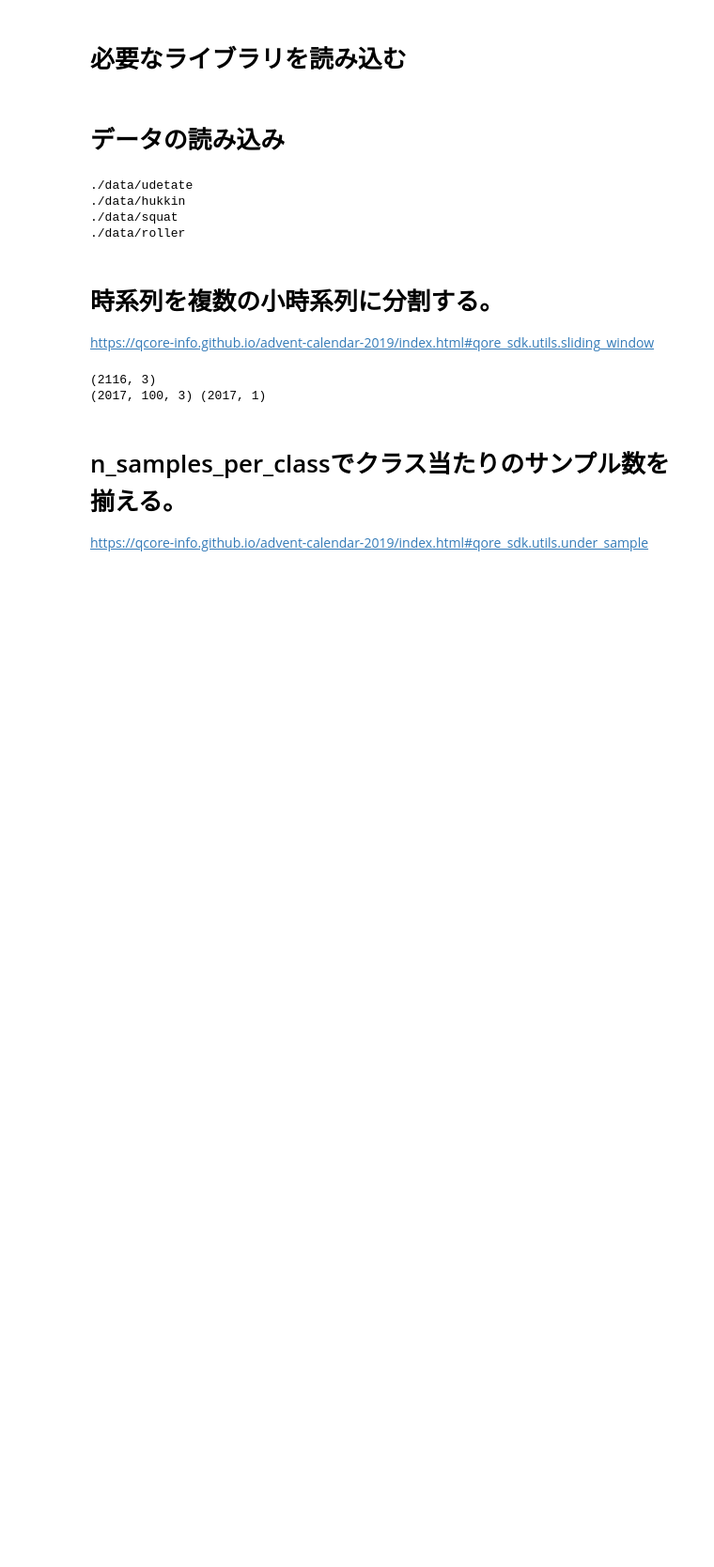
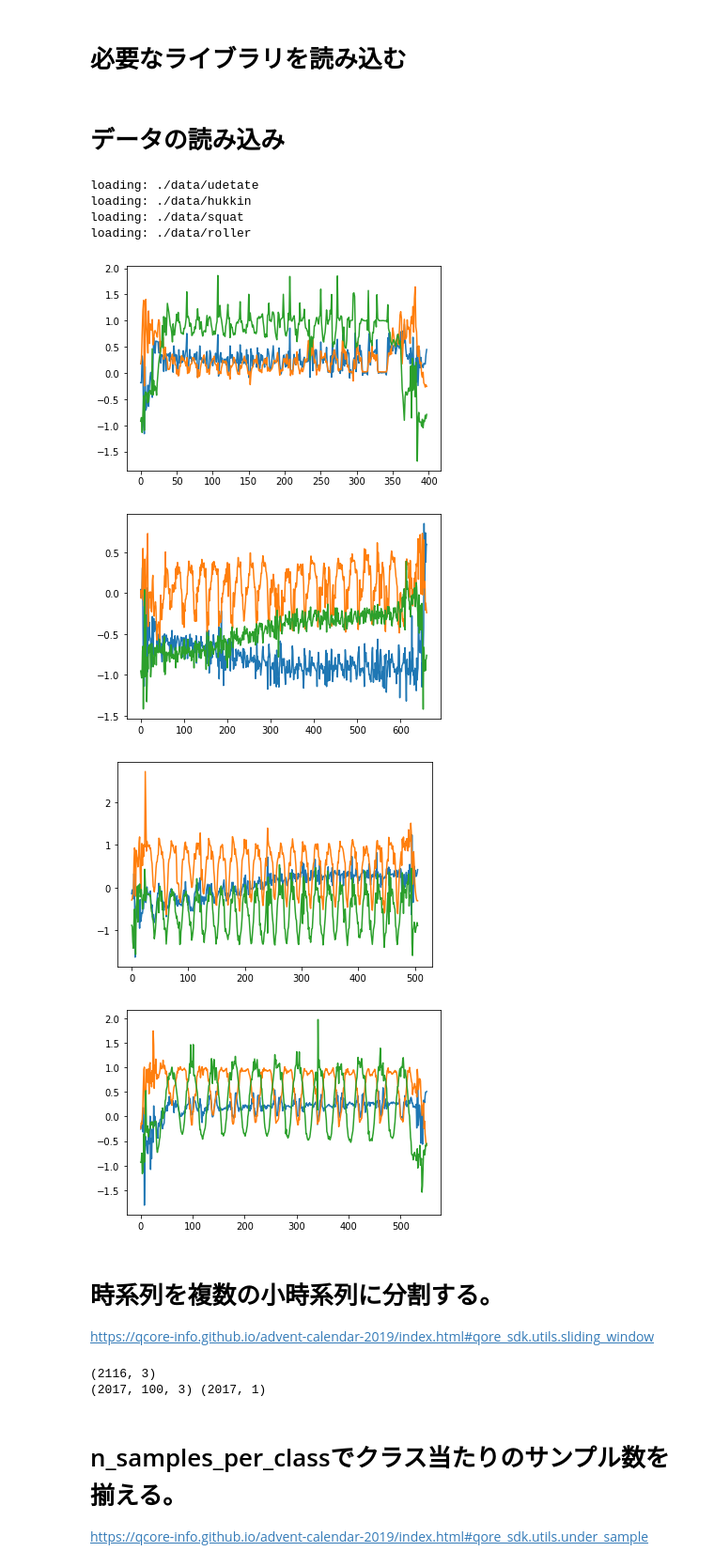
Before and after one commit to hnishi/muscle_QoreSDK_AdvCal2019, a Jupyter notebook: muscle_QoreSDK.ipynb, the cells around one changed output. Shown at 94% size. Saved outputs shown, nothing was run; the diff lists cells and outputs as text; code cells hidden in the pictures; blank space fills up the shorter version.

```diff
--- a/muscle_QoreSDK.ipynb
+++ b/muscle_QoreSDK.ipynb
@@ -24,27 +27,33 @@ def load_xyz(str_dir):
 # %%
 list_data = [
     './data/udetate',
     './data/hukkin',
     './data/squat',
     './data/roller']
 
 list_X = []
 list_y = []
 j_label = 0  # incremental label for each data
 for i_data in list_data:
-    print(i_data)
+    print('loading: ' + i_data)
     array_loaded = load_xyz(i_data)
     list_X.append(array_loaded)
     array_label = np.repeat(j_label, array_loaded.shape[0])
     list_y.append(array_label)
     j_label += 1
+    plt.figure()
+    plt.plot(array_loaded)
 X_all = np.concatenate(list_X, 0)
 y_all = np.concatenate(list_y, 0)
 # %% [output]
-./data/udetate
-./data/hukkin
-./data/squat
-./data/roller
+loading: ./data/udetate
+loading: ./data/hukkin
+loading: ./data/squat
+loading: ./data/roller
+[figure, added]
+[figure, added]
+[figure, added]
+[figure, added]
 # %% [markdown]
 # 時系列を複数の小時系列に分割する。
 
```
Also changed, not shown: parts of 12 cells of this notebook.
